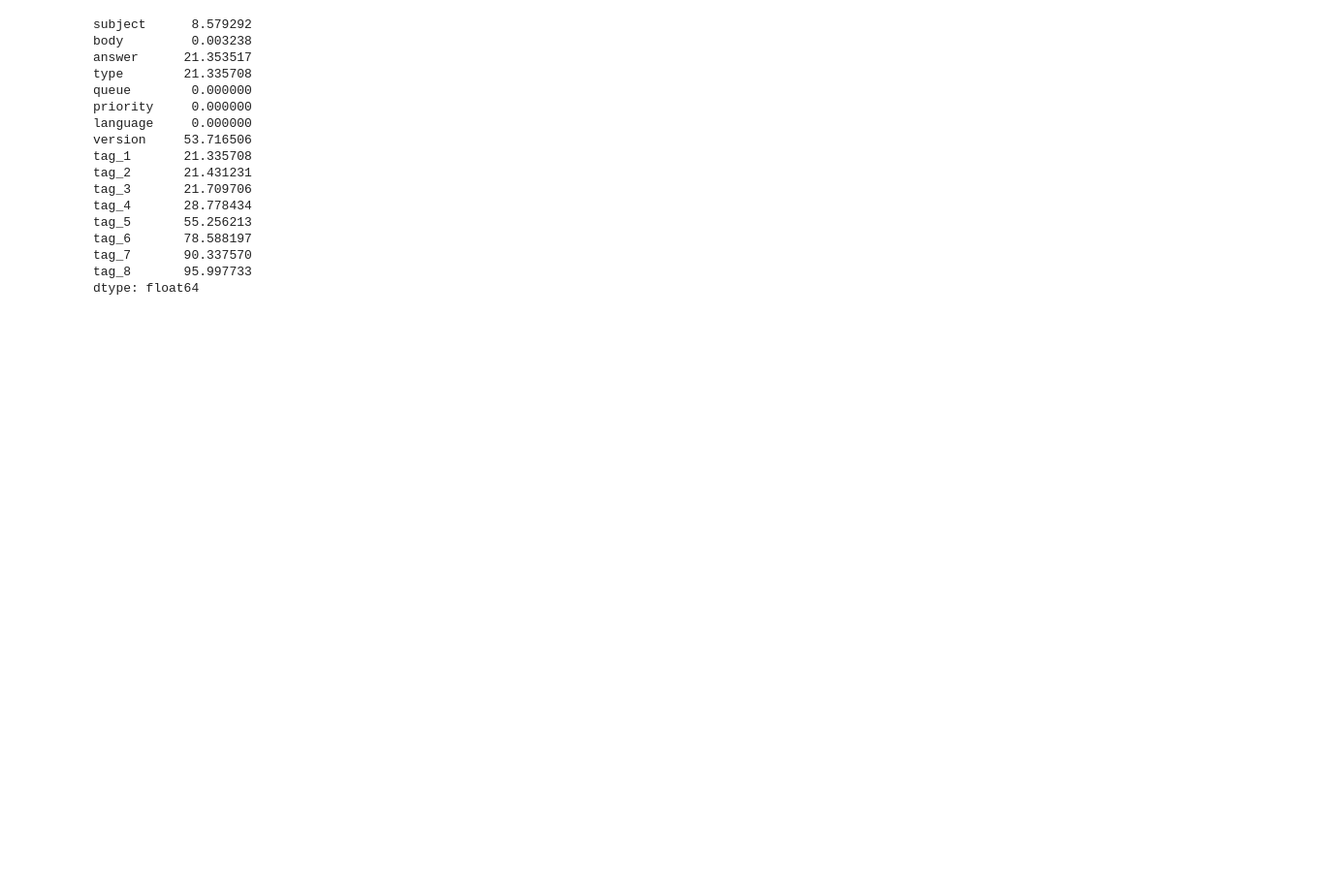
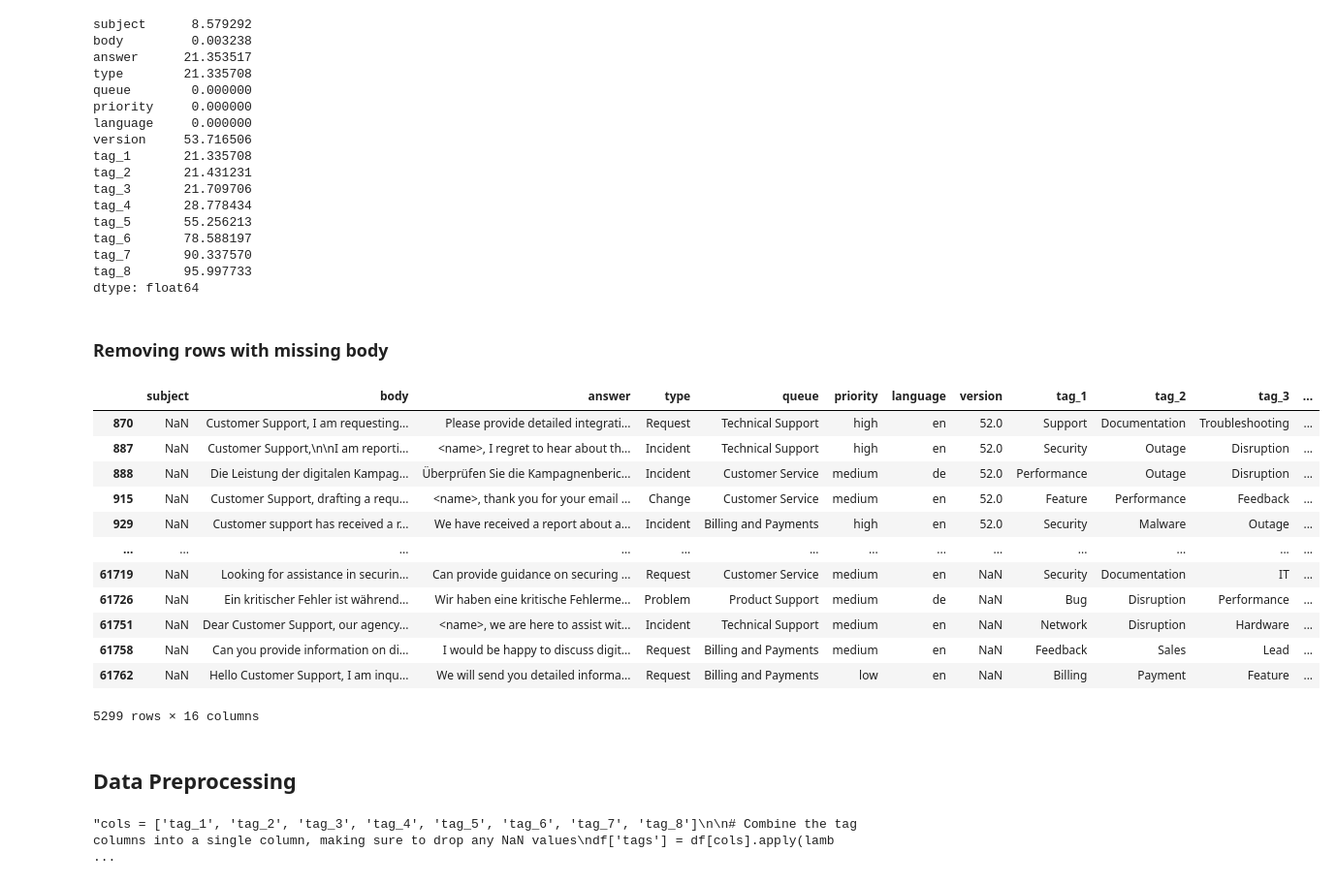
Before and after one commit to JS-Tharun/Customer-Support-Automation, a Jupyter notebook: data_cleaning.ipynb, the cells around one changed output. Shown at 97% size. Saved outputs shown, nothing was run; the diff lists cells and outputs as text; code cells hidden in the pictures; blank space fills up the shorter version.

```diff
--- a/data_cleaning.ipynb
+++ b/data_cleaning.ipynb
@@ -85,5 +91,3 @@ memory usage: 8.0+ MB
-# %%
-df.drop(columns={'Unnamed: 0'}, inplace=True)
 # %% [markdown]
 ### Missing values
 # %%
@@ -110,3 +114,25 @@ tag_6       78.588197
 tag_7       90.337570
 tag_8       95.997733
 dtype: float64
+# %% [markdown]
+### Removing rows with missing body
+# %%
+df = df[~df['body'].isna()]
+# %%
+df[df['subject'].isna()]
+# %% [output]
+|  | subject | body | answer | type | queue | priority | language | version | tag_1 | tag_2 | tag_3 | ... |
+| 870 | NaN | Customer Support, I am requesting... | Please provide detailed integrati... | Request | Technical Support | high | en | 52.0 | Support | Documentation | Troubleshooting | ... |
+| 887 | NaN | Customer Support,\n\nI am reporti... | <name>, I regret to hear about th... | Incident | Technical Support | high | en | 52.0 | Security | Outage | Disruption | ... |
+| 888 | NaN | Die Leistung der digitalen Kampag... | Überprüfen Sie die Kampagnenberic... | Incident | Customer Service | medium | de | 52.0 | Performance | Outage | Disruption | ... |
+| 915 | NaN | Customer Support, drafting a requ... | <name>, thank you for your email ... | Change | Customer Service | medium | en | 52.0 | Feature | Performance | Feedback | ... |
+| 929 | NaN | Customer support has received a r... | We have received a report about a... | Incident | Billing and Payments | high | en | 52.0 | Security | Malware | Outage | ... |
+| ... | ... | ... | ... | ... | ... | ... | ... | ... | ... | ... | ... | ... |
+| 61719 | NaN | Looking for assistance in securin... | Can provide guidance on securing ... | Request | Customer Service | medium | en | NaN | Security | Documentation | IT | ... |
+| 61726 | NaN | Ein kritischer Fehler ist während... | Wir haben eine kritische Fehlerme... | Problem | Product Support | medium | de | NaN | Bug | Disruption | Performance | ... |
+| 61751 | NaN | Dear Customer Support, our agency... | <name>, we are here to assist wit... | Incident | Technical Support | medium | en | NaN | Network | Disruption | Hardware | ... |
+| 61758 | NaN | Can you provide information on di... | I would be happy to discuss digit... | Request | Billing and Payments | medium | en | NaN | Feedback | Sales | Lead | ... |
+| 61762 | NaN | Hello Customer Support, I am inqu... | We will send you detailed informa... | Request | Billing and Payments | low | en | NaN | Billing | Payment | Feature | ... |
+5299 rows × 16 columns
+# %% [markdown]
+## Data Preprocessing
@@ -112,0 +173,9 @@ dtype: float64
+# %%
+# Combining the tag columns into a single column, making sure to drop any NaN values
+
+"""cols = ['tag_1', 'tag_2', 'tag_3', 'tag_4', 'tag_5', 'tag_6', 'tag_7', 'tag_8']
+
+# Combine the tag columns into a single column, making sure to drop any NaN values
+df['tags'] = df[cols].apply(lambda x: ' '.join(x.dropna().astype(str)), axis=1)"""
+# %% [output]
+"cols = ['tag_1', 'tag_2', 'tag_3', 'tag_4', 'tag_5', 'tag_6', 'tag_7', 'tag_8']\n\n# Combine the tag columns into a single column, making sure to drop any NaN values\ndf['tags'] = df[cols].apply(lamb ...
```
Also changed, not shown: parts of 21 cells of this notebook, 4 other files.
